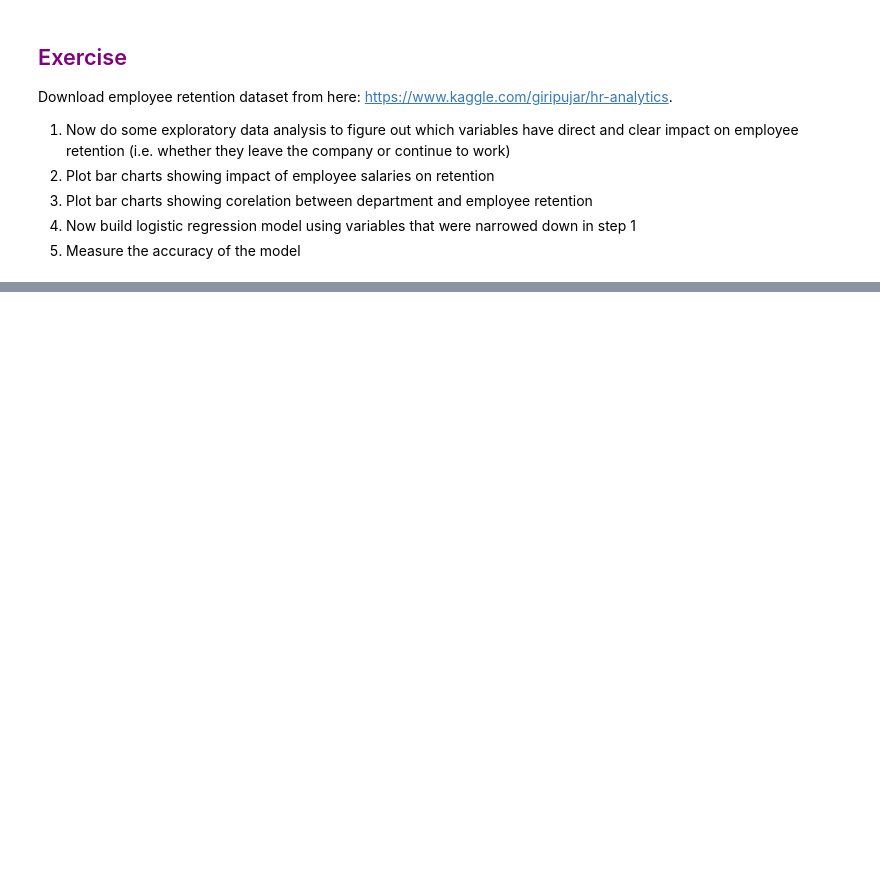
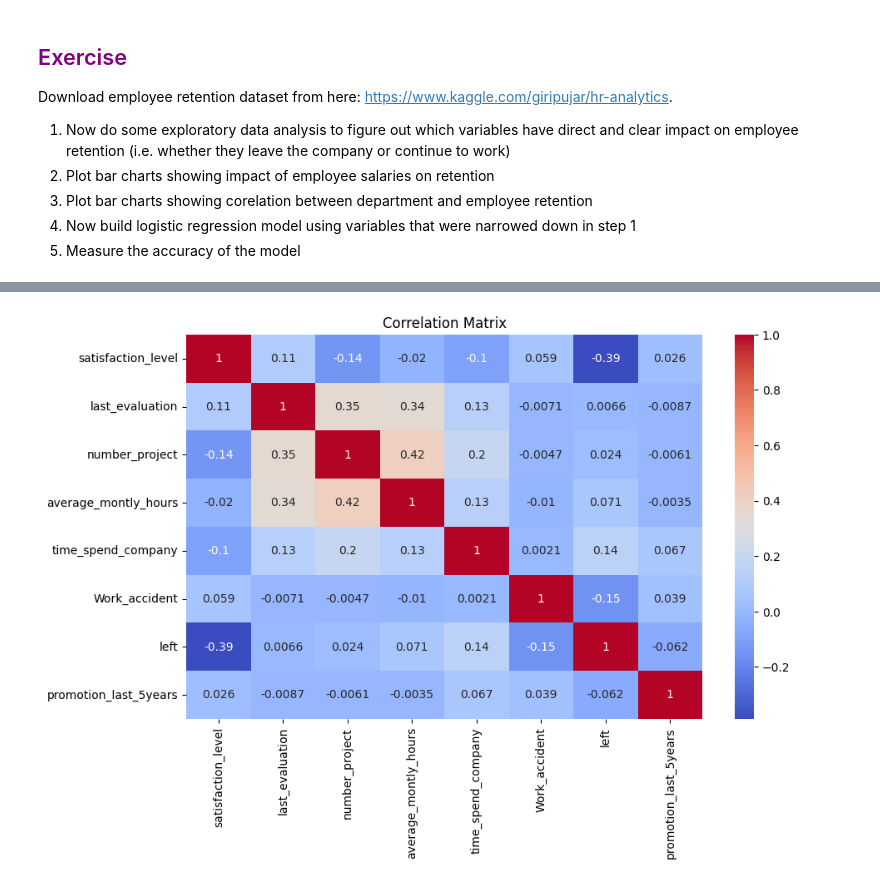
Before and after one commit to abdul-ahad-26/artificial-intelligence, a Jupyter notebook: logistic_regression/logistic_regression.ipynb, the cells around one changed output, grey strips where cells are left out. Drawn from its saved outputs; the diff is of its cells as text; code cells hidden in the pictures; blank space fills up the shorter version.

```diff
--- a/logistic_regression/logistic_regression.ipynb
+++ b/logistic_regression/logistic_regression.ipynb
@@ -74,3 +74,10 @@ Download employee retention dataset from here: https://www.kaggle.com/giripujar/
 3. Plot bar charts showing corelation between department and employee retention
 4. Now build logistic regression model using variables that were narrowed down in step 1
 5. Measure the accuracy of the model
+# %%
+import pandas as pd
+from matplotlib import pyplot as plt
+import seaborn as sns
+
+hr_df = pd.read_csv("HR_comma_sep_exercise.csv")
+hr_df.head()
@@ -76,0 +91,12 @@ Download employee retention dataset from here: https://www.kaggle.com/giripujar/
+# %%
+# plt.bar(hr_df.time_spend_company, hr_df.salary)
+# Step 1: Show correlation of all numerical columns with 'left'
+corr_matrix = hr_df.corr(numeric_only=True)
+
+# Visualize
+plt.figure(figsize=(10,6))
+sns.heatmap(corr_matrix, annot=True, cmap="coolwarm")
+plt.title("Correlation Matrix")
+plt.show()
+# %% [output]
+[figure, added]
```
Also changed, not shown: parts of 10 cells of this notebook, 1 other file.
